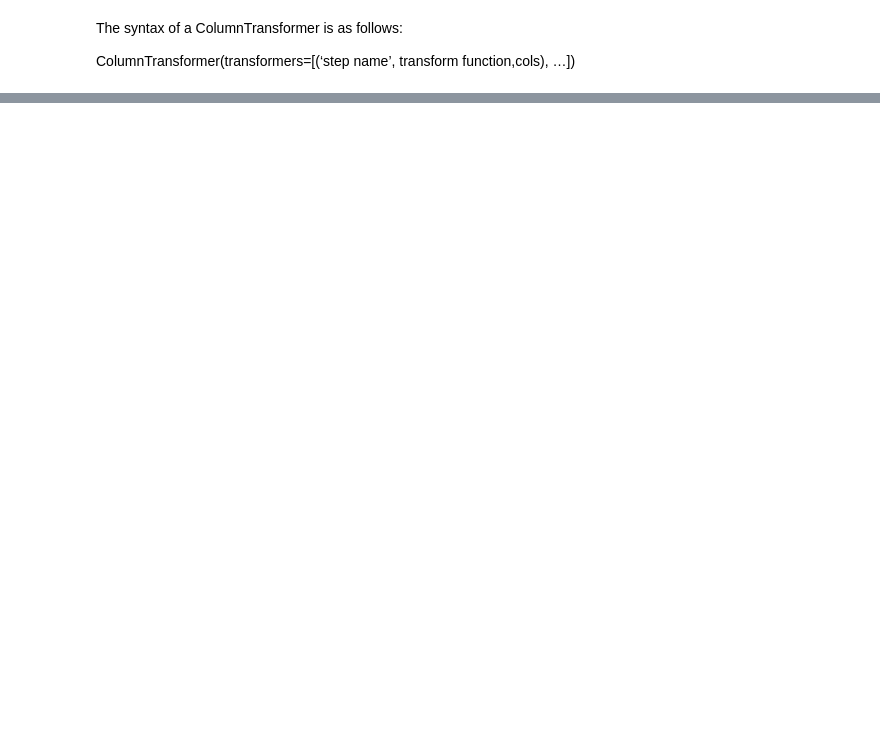
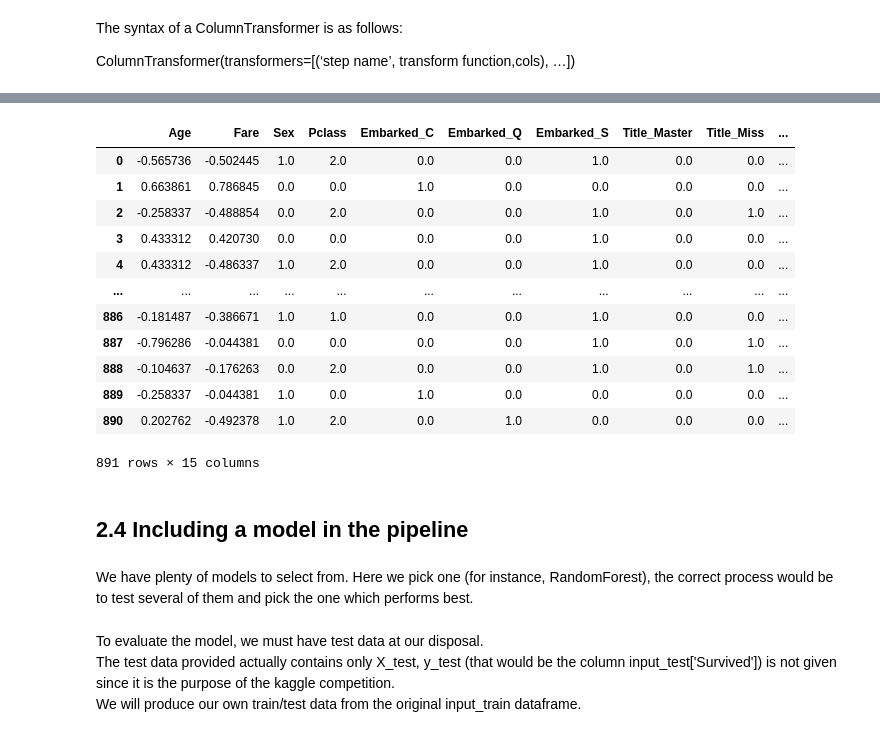
Before and after one commit to bertlem/teaching, a Jupyter notebook: pipeline_1,5.ipynb, the cells around one changed output, grey strips where cells are left out. Cells and saved outputs as stored; diff of their text form; code cells hidden in the pictures; blank space fills up the shorter version.

```diff
--- a/pipeline_1,5.ipynb
+++ b/pipeline_1,5.ipynb
@@ -569,0 +631,7 @@ test = preformater.transform(data)
+# %%
+first_pipeline = Pipeline(steps=[
+    ('missing_data', missing),
+    ('feature_creation', features),
+    ('encoding', encoding),
+    ('finalization', final)
+]).set_output(transform="pandas")
@@ -569,0 +690,22 @@ test = preformater.transform(data)
+# %%
+input_transformed = first_pipeline.fit_transform(X_train)
+# %%
+input_transformed
+# %% [output]
+|  | Age | Fare | Sex | Pclass | Embarked_C | Embarked_Q | Embarked_S | Title_Master | Title_Miss | ... |
+| 0 | -0.565736 | -0.502445 | 1.0 | 2.0 | 0.0 | 0.0 | 1.0 | 0.0 | 0.0 | ... |
+| 1 | 0.663861 | 0.786845 | 0.0 | 0.0 | 1.0 | 0.0 | 0.0 | 0.0 | 0.0 | ... |
+| 2 | -0.258337 | -0.488854 | 0.0 | 2.0 | 0.0 | 0.0 | 1.0 | 0.0 | 1.0 | ... |
+| 3 | 0.433312 | 0.420730 | 0.0 | 0.0 | 0.0 | 0.0 | 1.0 | 0.0 | 0.0 | ... |
+| 4 | 0.433312 | -0.486337 | 1.0 | 2.0 | 0.0 | 0.0 | 1.0 | 0.0 | 0.0 | ... |
+| ... | ... | ... | ... | ... | ... | ... | ... | ... | ... | ... |
+| 886 | -0.181487 | -0.386671 | 1.0 | 1.0 | 0.0 | 0.0 | 1.0 | 0.0 | 0.0 | ... |
+| 887 | -0.796286 | -0.044381 | 0.0 | 0.0 | 0.0 | 0.0 | 1.0 | 0.0 | 1.0 | ... |
+| 888 | -0.104637 | -0.176263 | 0.0 | 2.0 | 0.0 | 0.0 | 1.0 | 0.0 | 1.0 | ... |
+| 889 | -0.258337 | -0.044381 | 1.0 | 0.0 | 1.0 | 0.0 | 0.0 | 0.0 | 0.0 | ... |
+| 890 | 0.202762 | -0.492378 | 1.0 | 2.0 | 0.0 | 1.0 | 0.0 | 0.0 | 0.0 | ... |
+891 rows × 15 columns
+# %% [markdown]
+## 2.4 Including a model in the pipeline
+# %% [markdown]
+We have plenty of models to select from. Here we pick one (for instance, RandomForest), the correct process would be to test several of them and pick the one which performs best.
@@ -569,0 +734,4 @@ test = preformater.transform(data)
+# %% [markdown]
+To evaluate the model, we must have test data at our disposal.\
+The test data provided actually contains only X_test, y_test (that would be the column input_test['Survived']) is not given since it is the purpose of the kaggle competition.\
+We will produce our own train/test data from the original input_train dataframe.
```
Also changed, not shown: parts of 70 cells of this notebook.
